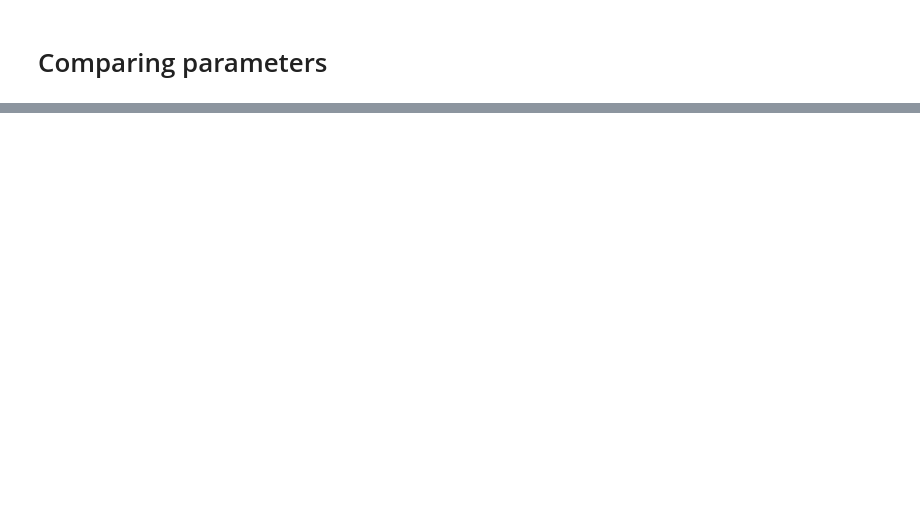
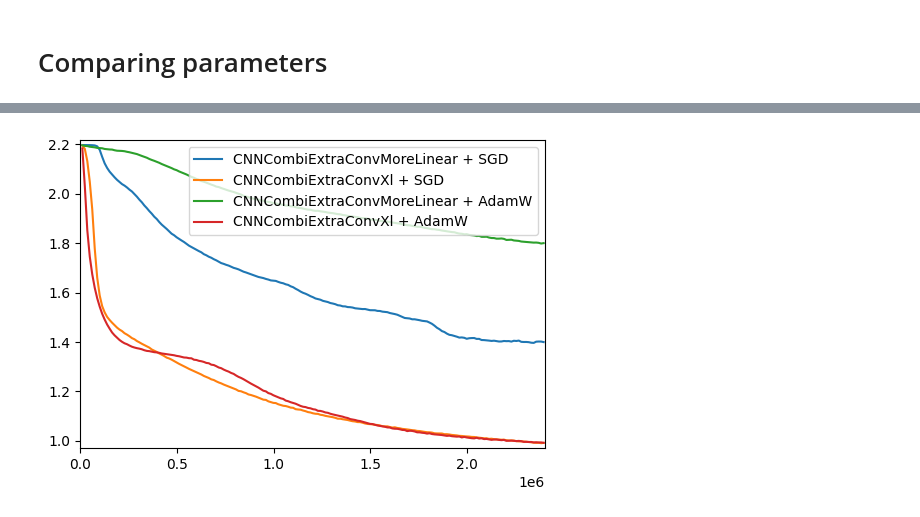
Before and after one commit to JonnySpruce/ml-sudoku-solver, a Jupyter notebook: sudoku-solver.ipynb, the cells around one changed output, grey strips where cells are left out. Saved outputs shown, nothing was run; the diff lists cells and outputs as text; code cells hidden in the pictures; blank space fills up the shorter version.

Commit message:
add section on CNNs and parameter comparisons

```diff
--- a/sudoku-solver.ipynb
+++ b/sudoku-solver.ipynb
@@ -1040,5 +1105,5 @@ def lr_finder(training_data, model_class, loss_fn, initial_lr=1e-4, saved_weight
 # %%
-def parameters_comparison(epoch_labels: list[str], model_class_provider, learning_rates_provider, loss_function_provider=None, optimiser_provider=None, scheduler_provider=None, training_data=training_data, freeze_model_weights=True):
+def parameters_comparison(epoch_labels: list[str], model_class_provider, learning_rates_provider, loss_function_provider=None, optimiser_provider=None, scheduler_provider=None, training_data=training_data, dataloader_provider=None):
     """
     This function is designed to compare parameters and their effect on model training.
     A number of providers can be passed in which can either change on each run or return the same value each time.
@@ -1049,11 +1114,11 @@ def parameters_comparison(epoch_labels: list[str], model_class_provider, learnin
     loss_function_provider: callable which provides the loss function to use, defaults to `loss_compare_all_numbers`
     optimiser_provider: callable which takes in the parameters and learning rate, and provides the optimiser to use, defaults to AdamW
     scheduler_provider: callable which takes in the optimiser provides the scheduler to use, defaults to no scheduler
-    freeze_model_weights: choose whether to use the same initial model weights for each epoch, only works if using the same model architecture
+    dataloader_provider: callable which takes in a dataset and provides the dataloader to use for each epoch. Typical use would be to compare shuffle true and false
     """
     val_count = len(epoch_labels)
     graphs = [[] for _ in range(val_count)]
-    train_dataloader = DataLoader(training_data, batch_size=batch_size, shuffle=True)
+    models = []
 
     mb = master_bar(range(1, val_count+1))
     mb.names = epoch_labels
@@ -1065,6 +1130,14 @@ def parameters_comparison(epoch_labels: list[str], model_class_provider, learnin
     results = []
 
     for t in mb:
+        # dataloader
+        if dataloader_provider:
+            dataloader = dataloader_provider(training_data)
+            print("Test")
+        else:
+            dataloader = DataLoader(training_data, batch_size=batch_size, shuffle=False)
+
+
         # learning rate
         learning_rate = learning_rates_provider()
 
@@ -1072,6 +1145,7 @@ def parameters_comparison(epoch_labels: list[str], model_class_provider, learnin
         model_class = model_class_provider()
         model = model_class().cuda()
         model.train()
+        models.append(model)
 
         # loss function
         if loss_function_provider is not None:
@@ -1091,10 +1165,10 @@ def parameters_comparison(epoch_labels: list[str], model_class_provider, learnin
         else:
             scheduler = None
 
-        results.append(train_loop(train_dataloader, model, loss_function, optimizer, scheduler, mb, t, graphs))
+        results.append(train_loop(dataloader, model, loss_function, optimizer, scheduler, mb, t, graphs))
         test_loop(validation_dataloader, model, loss_function, mb, t)
 
-    return graphs
+    return graphs, models
 # %% [markdown]
 # Training
 # %%
@@ -1220,5 +1303,5 @@ def answer_loop(model, mb=None):
 # %%
-model = LinearNnXxl_v4().to("cuda")
-model.load_state_dict(torch.load(f"{model_prefix}LinearNnXxl_v4_4mil.model"))
+model = CNNCombiExtraConvXl().to("cuda")
+model.load_state_dict(torch.load(f"{model_prefix}CNNCombiExtraConvXl.model"))
 # %% [output]
 <All keys matched successfully>
@@ -1337,0 +1316,23 @@ KeyboardInterrupt:
+# %%
+# test different base model architectures
+model_iter = iter([CNNCombiExtraConvMoreLinear, CNNCombiExtraConvXl, CNNCombiExtraConvMoreLinear, CNNCombiExtraConvXl])
+lr_iter = iter([10, 5, 4e-4, 3e-4])
+optimiser_iter = iter([
+    (lambda params, lr: torch.optim.SGD(params, lr, weight_decay=1e-5)),
+    (lambda params, lr: torch.optim.SGD(params, lr, weight_decay=1e-5)),
+    (lambda params, lr: torch.optim.AdamW(params, lr, weight_decay=1e-5)),
+    (lambda params, lr: torch.optim.AdamW(params, lr, weight_decay=1e-5)),
+])
+labels = ["CNNCombiExtraConvMoreLinear + SGD", "CNNCombiExtraConvXl + SGD", "CNNCombiExtraConvMoreLinear + AdamW", "CNNCombiExtraConvXl + AdamW"]
+
+results, models = parameters_comparison(
+    epoch_labels=labels,
+    model_class_provider=(lambda: next(model_iter)),
+    learning_rates_provider=(lambda: next(lr_iter)),
+    optimiser_provider=(lambda params, lr: next(optimiser_iter)(params, lr)),
+    scheduler_provider=(lambda optimiser: torch.optim.lr_scheduler.ReduceLROnPlateau(optimiser, factor=0.5, patience=10, verbose=True)),
+)
+
+for model, desc in zip(models, labels):
+    torch.save(model.state_dict(), f"{model_prefix}{model.__class__.__name__}_param_compare_{desc}.model")
+# %% [output]
@@ -1337,0 +1343 @@ KeyboardInterrupt:
+[figure, added]
```
Also changed, not shown: parts of 45 cells of this notebook, 4 other files.
